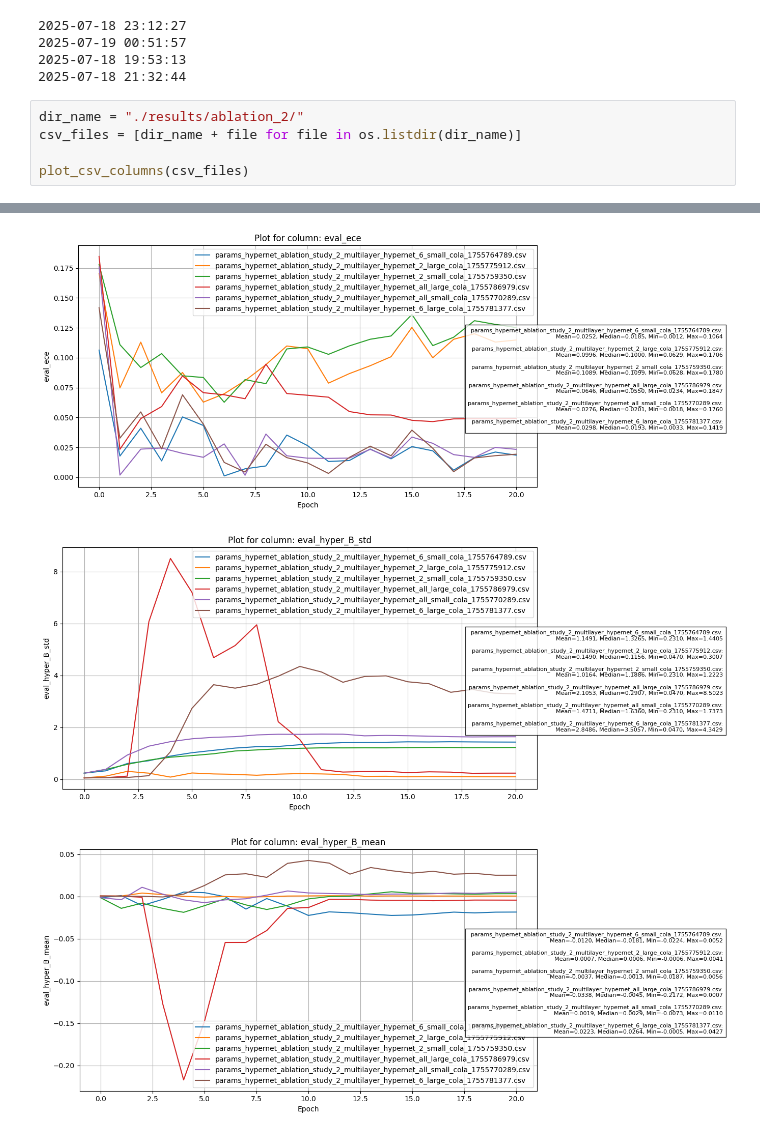
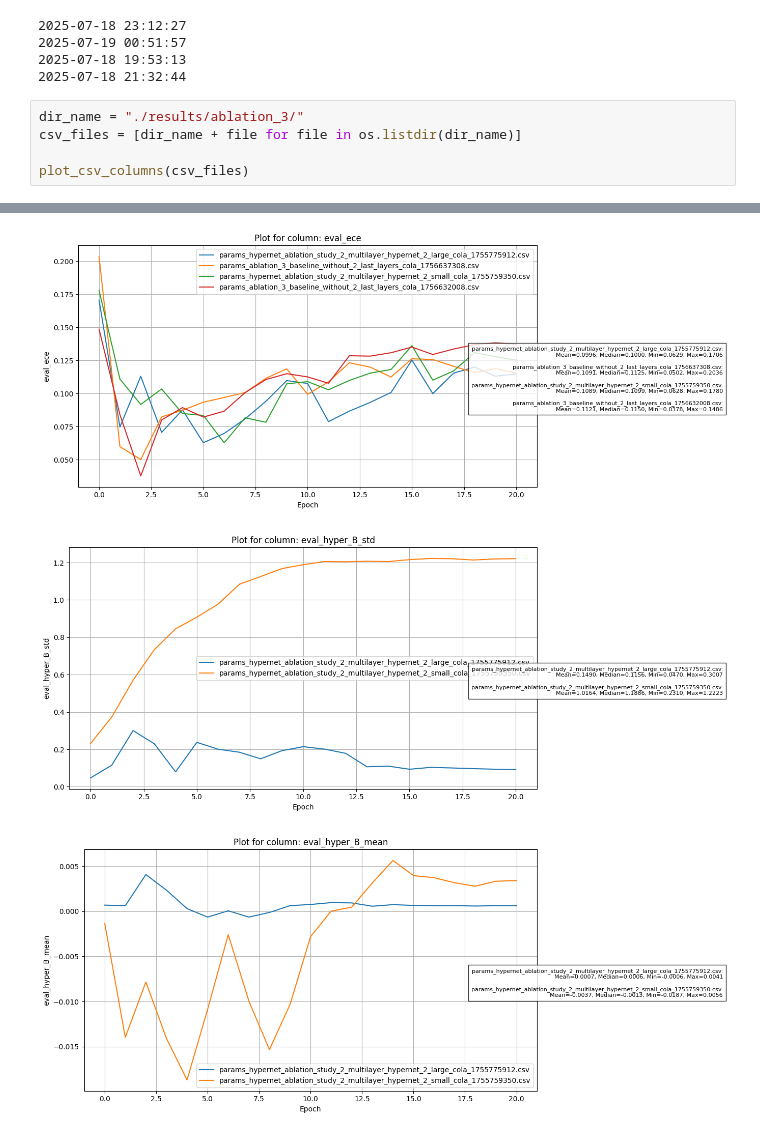
Before and after one commit to Yanggu11/TrustLoRA, a Jupyter notebook: read_outputs.ipynb, the cells around one changed output, grey strips where cells are left out. Saved outputs shown, nothing was run; the diff lists cells and outputs as text.

```diff
--- a/read_outputs.ipynb
+++ b/read_outputs.ipynb
@@ -77,7 +77,7 @@ print(dt_object)
 2025-07-18 19:53:13
 2025-07-18 21:32:44
 # %%
-dir_name = "./results/ablation_2/"
+dir_name = "./results/ablation_3/"
 csv_files = [dir_name + file for file in os.listdir(dir_name)]
 
 plot_csv_columns(csv_files)
@@ -88,3 +88,3 @@ plot_csv_columns(csv_files)
-[figure, old version]
+[figure, new version]
-[figure, old version]
+[figure, new version]
-[figure, old version]
+[figure, new version]
```
Also changed, not shown: parts of 1 cell of this notebook, 7 other files.
